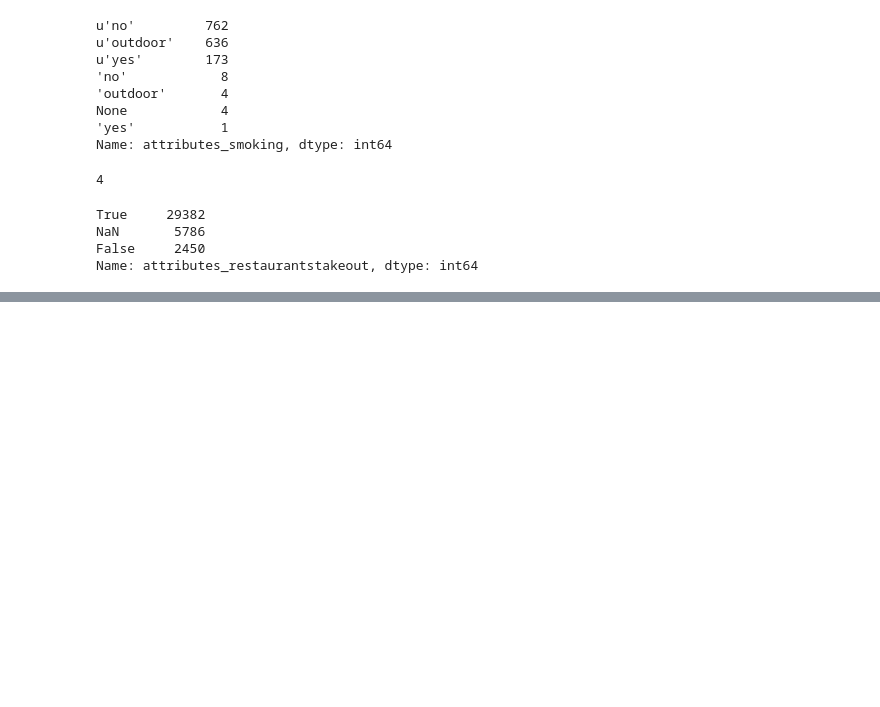
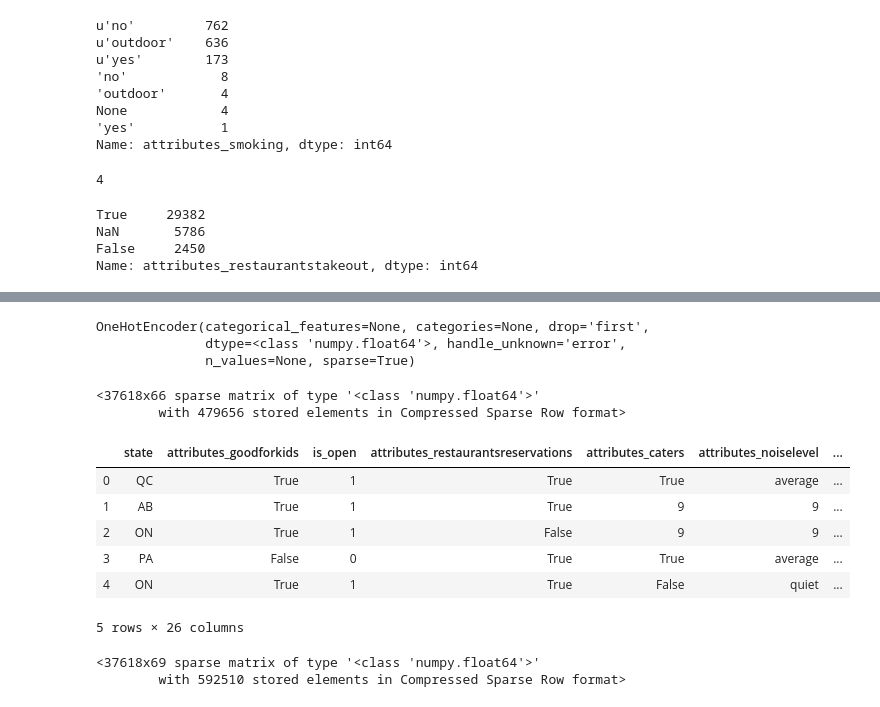
Before and after one commit to wisundstrom/yelp-ratings-prediction, a Jupyter notebook: eda.ipynb, the cells around one changed output, grey strips where cells are left out. Drawn from its saved outputs; the diff is of its cells as text; code cells hidden in the pictures; blank space fills up the shorter version.

Commit message:
first model almost ready

```diff
--- a/eda.ipynb
+++ b/eda.ipynb
@@ -168,0 +183,7 @@ Name: attributes_restaurantstakeout, dtype: int64
+# %%
+
+dataframe2.latitude=dataframe2.latitude.astype(float)
+dataframe2.longitude=dataframe2.longitude.astype(float)
+# %%
+categorical_features=cols
+categorical_features
@@ -168,0 +211,35 @@ Name: attributes_restaurantstakeout, dtype: int64
+# %%
+dataframe2[categorical_features]=dataframe2[categorical_features].fillna(9)
+# %%
+# preprocess.fit_transform(dataframe).toarray()[:5]
+dataframe2[categorical_features]=dataframe2[categorical_features].astype(str)
+# %%
+ohe=OneHotEncoder(drop='first')
+ohe.fit(dataframe2[categorical_features])
+# %% [output]
+OneHotEncoder(categorical_features=None, categories=None, drop='first',
+              dtype=<class 'numpy.float64'>, handle_unknown='error',
+              n_values=None, sparse=True)
+# %%
+ohe.transform(dataframe2[categorical_features])
+# %% [output]
+<37618x66 sparse matrix of type '<class 'numpy.float64'>'
+        with 479656 stored elements in Compressed Sparse Row format>
+# %%
+dataframe2[categorical_features].head()
+# %% [output]
+|  | state | attributes_goodforkids | is_open | attributes_restaurantsreservations | attributes_caters | attributes_noiselevel | ... |
+| 0 | QC | True | 1 | True | True | average | ... |
+| 1 | AB | True | 1 | True | 9 | 9 | ... |
+| 2 | ON | True | 1 | False | 9 | 9 | ... |
+| 3 | PA | False | 0 | True | True | average | ... |
+| 4 | ON | True | 1 | True | False | quiet | ... |
+5 rows × 26 columns
+# %%
+preprocess = make_column_transformer(
+    (StandardScaler(), numerical_features),
+    (OneHotEncoder(drop='first'), categorical_features))
+preprocess.fit_transform(dataframe2)
+# %% [output]
+<37618x69 sparse matrix of type '<class 'numpy.float64'>'
+        with 592510 stored elements in Compressed Sparse Row format>
```
Also changed, not shown: parts of 21 cells of this notebook.
